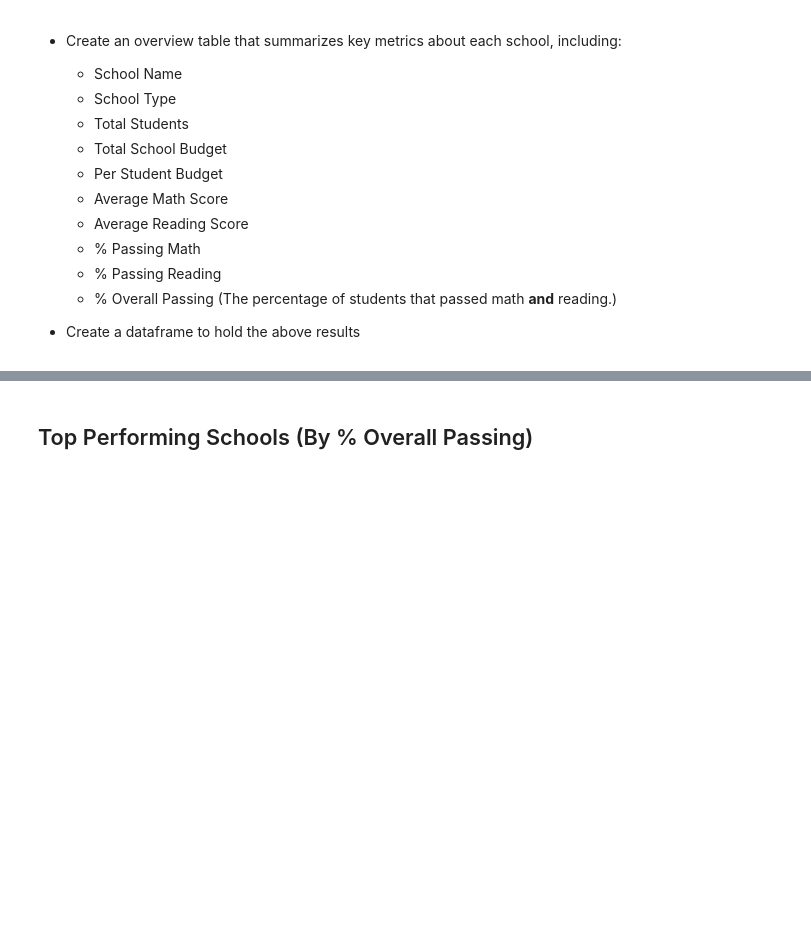
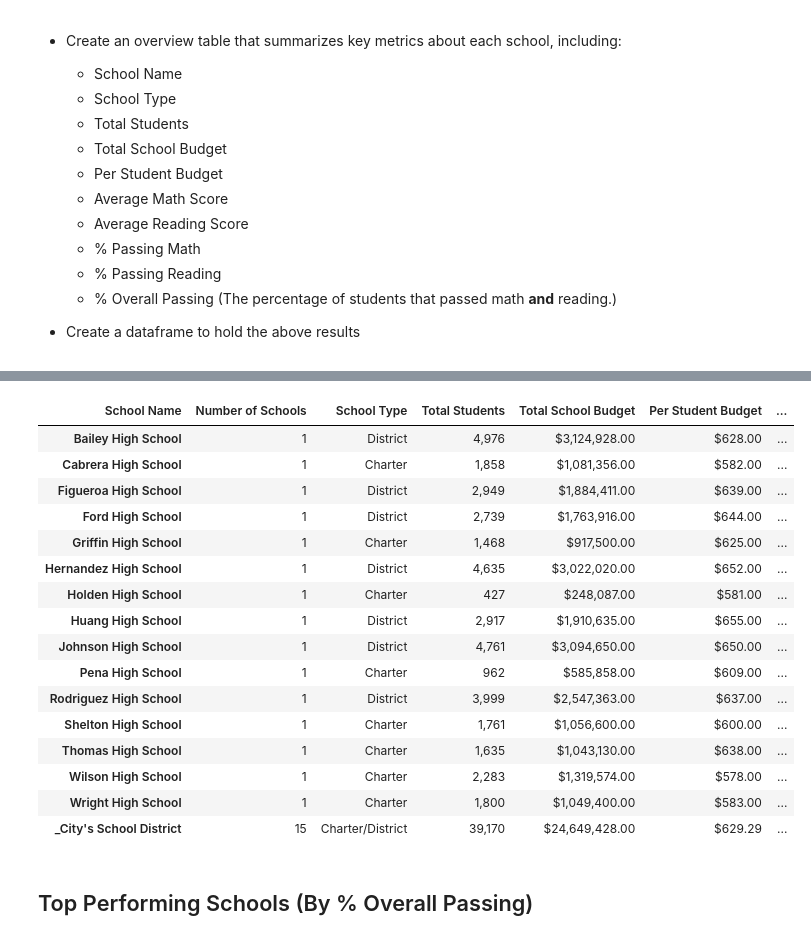
Before and after one commit to OlegRyzhkov2020/pandas-challenge, a Jupyter notebook: PyCitySchools/PyCitySchools_starter.ipynb, the cells around one changed output, grey strips where cells are left out. Saved outputs shown, nothing was run; the diff lists cells and outputs as text; code cells hidden in the pictures; blank space fills up the shorter version.

Commit message:
PyCitySchools case School Summary code

```diff
--- a/PyCitySchools/PyCitySchools_starter.ipynb
+++ b/PyCitySchools/PyCitySchools_starter.ipynb
@@ -64,25 +26,3 @@ Total number of students: by school records - 39,170, by unique name - 32,715
 * Calculate the percentage of students who passed math **and** reading (% Overall Passing)
 * Create a dataframe to hold the above results
 * Optional: give the displayed data cleaner formatting
-# %%
-avg_math = school_data_complete.math_score.sum()/tot_stud
-avg_read = school_data_complete.reading_score.sum()/tot_stud
-st_pass_math = len(school_data_complete.math_score[school_data_complete.math_score>=70])
-st_pass_read = len(school_data_complete.reading_score[school_data_complete.reading_score>=70])
-st_pass_both = len(school_data_complete[(school_data_complete.math_score>=70)
-                                                    & (school_data_complete.reading_score>=70)])
-st_pass_one = len(school_data_complete.loc[(school_data_complete.math_score>=70)
-                                                    | (school_data_complete.reading_score>=70)])
-
-data_total = [schools_number, tot_stud, tot_budget, tot_budget/tot_stud, avg_math, avg_read,
-            st_pass_math/tot_stud*100, st_pass_read/tot_stud*100, st_pass_both/tot_stud*100, st_pass_one/tot_stud*100]
-col_names = {"School name": ["Number of Schools/Type", "Total Students", "Total School Budget",
-            "Per Student Budget", "Average Math Score", "Average Reading Score", "% Pass Math",
-            "% Pass Reading", "% Overall Passing (Math&Read)", "% At Least One Test Pass"]}
-total_df = pd.DataFrame.from_dict(col_names)
-total_df["Total"] = data_total
-
-print("\nDistrict Summary:\n{}\n".format(border))
-pd.set_option('display.max_colwidth', 30)
-pd.options.display.float_format = '{:,.2f}'.format
-total_df.transpose()
@@ -94,0 +68,6 @@ District Summary:
+# %%
+col_names = {"School Name": ["Number of Schools", "School Type", "Total Students", "Total School Budget",
+            "Per Student Budget", "Average Math Score", "Average Read Score", "% Pass Math",
+            "% Pass Reading", "% Overall Passing (Math&Read)", "% At Least One Test Pass"]}
+distr_sum_df = pd.DataFrame.from_dict(col_names)
+distr_sum_df["_City's School District"] = df_summary(school_data_complete, True)
@@ -108,7 +118,3 @@ District Summary:
   * % Overall Passing (The percentage of students that passed math **and** reading.)
 
 * Create a dataframe to hold the above results
-# %%
-for i in range(len(schools_list)):
- total_df.insert(i+2,schools_list[i], data_total)
-total_df.transpose()
@@ -134,3 +121,32 @@ total_df.transpose()
+# %%
+# Set new index to school_name and assign data to the new DataFrame: school_df
+school_df = school_data_complete.set_index("school_name",drop=True)
+# %%
+#
+for i in range(len(schools_list)):
+ distr_sum_df.insert(i+1,schools_list[i], df_summary(school_df.loc[school_df.index == schools_list[i], :]))
+transpose_df = distr_sum_df.transpose()
+transpose_df.columns = transpose_df.iloc[0]
+final_sum_df = transpose_df[1:]
+final_sum_df.sort_index(ascending = True)
+# %% [output]
+| School Name | Number of Schools | School Type | Total Students | Total School Budget | Per Student Budget | ... |
+| Bailey High School | 1 | District | 4,976 | $3,124,928.00 | $628.00 | ... |
+| Cabrera High School | 1 | Charter | 1,858 | $1,081,356.00 | $582.00 | ... |
+| Figueroa High School | 1 | District | 2,949 | $1,884,411.00 | $639.00 | ... |
+| Ford High School | 1 | District | 2,739 | $1,763,916.00 | $644.00 | ... |
+| Griffin High School | 1 | Charter | 1,468 | $917,500.00 | $625.00 | ... |
+| Hernandez High School | 1 | District | 4,635 | $3,022,020.00 | $652.00 | ... |
+| Holden High School | 1 | Charter | 427 | $248,087.00 | $581.00 | ... |
+| Huang High School | 1 | District | 2,917 | $1,910,635.00 | $655.00 | ... |
+| Johnson High School | 1 | District | 4,761 | $3,094,650.00 | $650.00 | ... |
+| Pena High School | 1 | Charter | 962 | $585,858.00 | $609.00 | ... |
+| Rodriguez High School | 1 | District | 3,999 | $2,547,363.00 | $637.00 | ... |
+| Shelton High School | 1 | Charter | 1,761 | $1,056,600.00 | $600.00 | ... |
+| Thomas High School | 1 | Charter | 1,635 | $1,043,130.00 | $638.00 | ... |
+| Wilson High School | 1 | Charter | 2,283 | $1,319,574.00 | $578.00 | ... |
+| Wright High School | 1 | Charter | 1,800 | $1,049,400.00 | $583.00 | ... |
+| _City's School District | 15 | Charter/District | 39,170 | $24,649,428.00 | $629.29 | ... |
 # %% [markdown]
 ## Top Performing Schools (By % Overall Passing)
 # %% [markdown]
```
Also changed, not shown: parts of 9 cells of this notebook.
